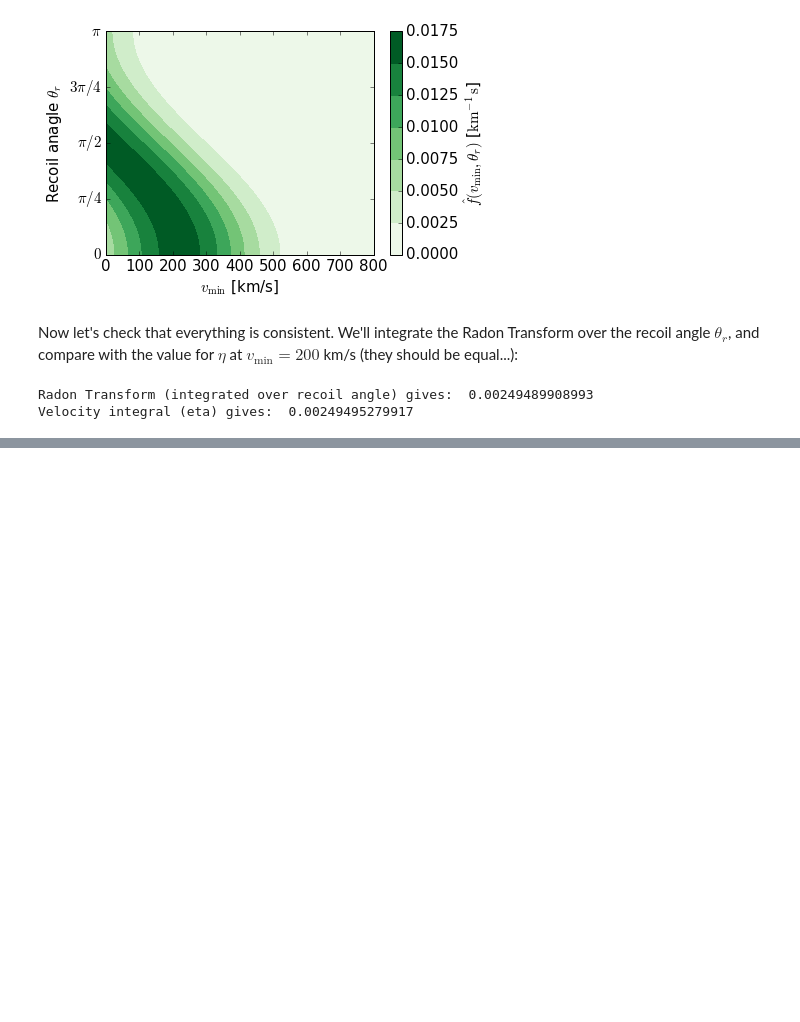
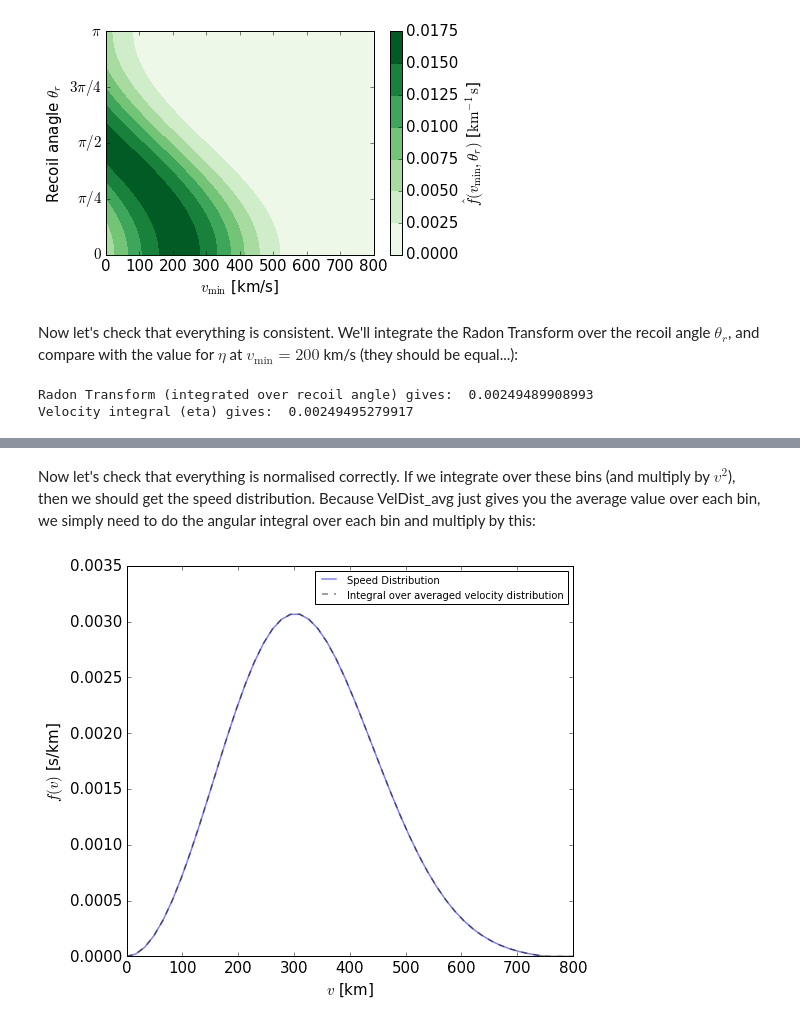
Before and after one commit to bradkav/DMRadon, a Jupyter notebook: Examples-MB.ipynb, the cells around one changed output, grey strips where cells are left out. Drawn from its saved outputs; the diff is of its cells as text; code cells hidden in the pictures; blank space fills up the shorter version.

```diff
--- a/Examples-MB.ipynb
+++ b/Examples-MB.ipynb
@@ -95,0 +115,24 @@ Velocity integral (eta) gives:  0.00249495279917
+# %% [markdown]
+Now let's check that everything is normalised correctly. If we integrate over these bins (and multiply by $v^2$), then we should get the speed distribution. Because VelDist_avg just gives you the average value over each bin, we simply need to do the angular integral over each bin and multiply by this:
+# %%
+SpeedDist_test = np.zeros_like(vlist)
+
+for j in range(1, N_bins+1):
+    #Factor of 2pi from the phi integral, some cosines from the theta integral
+    integ = 2*np.pi*(np.cos((j-1)*np.pi*1.0/N_bins) - np.cos((j)*np.pi*1.0/N_bins))
+    SpeedDist_test += integ*MB.VelDist_avg(vlist, j=j, N_bins=N_bins)
+
+fig = pl.figure(figsize=((8,7)))
+ax = fig.add_subplot(111)
+
+ax.plot(vlist, MB.SpeedDist(vlist), '-', linewidth=1.5, alpha=0.5,label='Speed Distribution')
+ax.plot(vlist, SpeedDist_test*vlist**2,'k--' ,linewidth=1.5, alpha=0.5,label='Integral over averaged velocity distribution')
+
+ax.set_ylabel(r'$f(v)$ [s/km]')
+ax.set_xlabel(r'$v$ [km]')
+
+pl.legend(loc='best',fontsize=10)
+
+pl.show()
+# %% [output]
+[figure, added]
```
Also changed, not shown: parts of 5 cells of this notebook, 2 other files.
